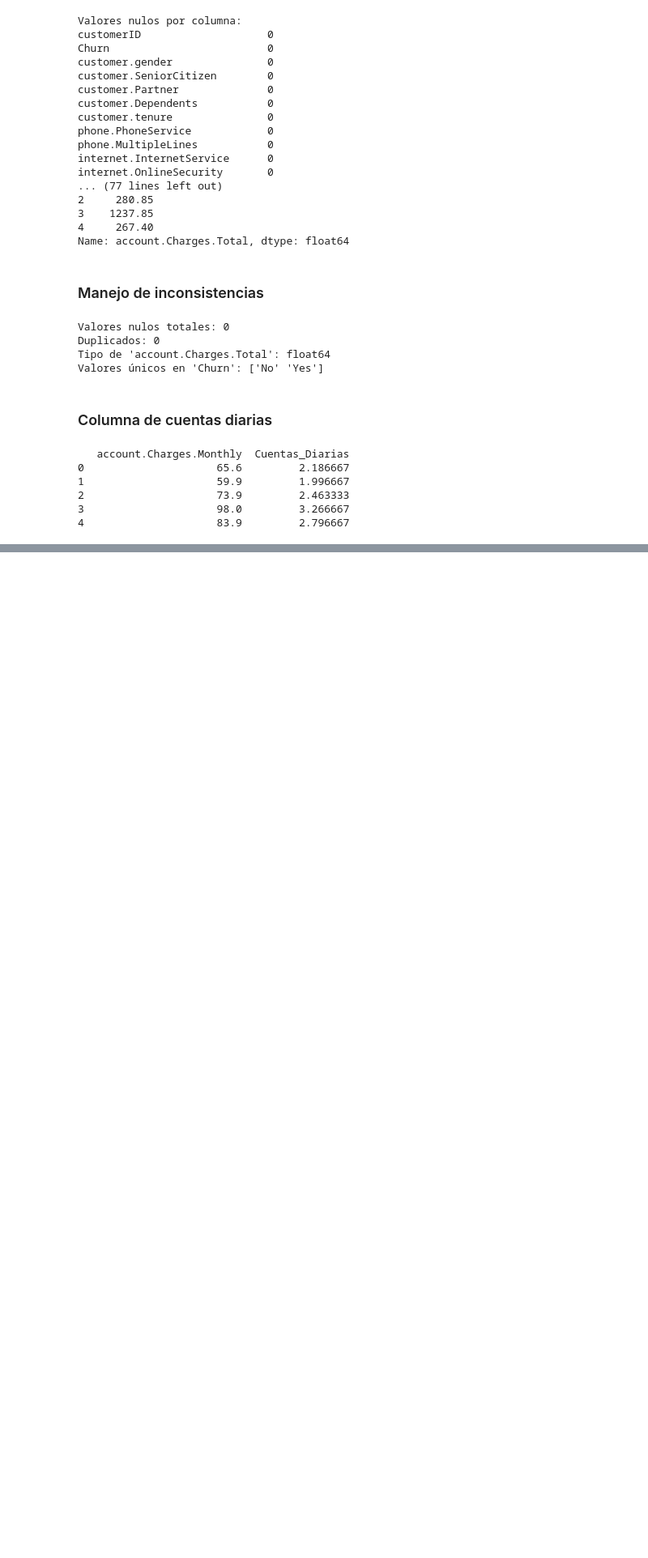
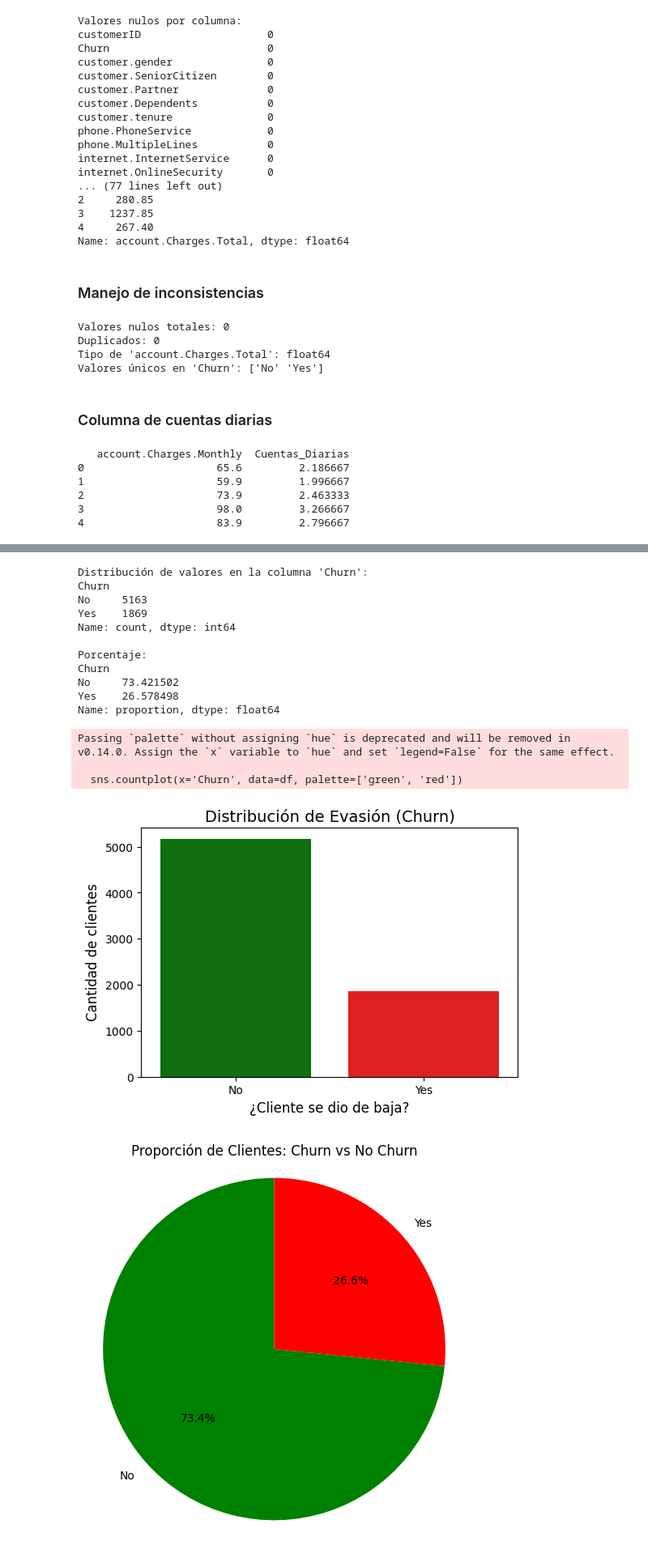
Before and after one commit to xsebasx3/TelecomX_LATAM, a Jupyter notebook: TelecomX_LATAM.ipynb, the cells around one changed output, grey strips where cells are left out. Shown: that part at 81% size. Drawn from its saved outputs; the diff is of its cells as text; code cells hidden in the pictures; blank space fills up the shorter version.

```diff
--- a/TelecomX_LATAM.ipynb
+++ b/TelecomX_LATAM.ipynb
@@ -268,0 +273,46 @@ print(df[['account.Charges.Monthly', 'Cuentas_Diarias']].head())
+# %%
+import seaborn as sns
+import matplotlib.pyplot as plt
+
+# Tabla resumen
+print("Distribución de valores en la columna 'Churn':")
+print(df['Churn'].value_counts())
+print("\nPorcentaje:")
+print(df['Churn'].value_counts(normalize=True) * 100)
+
+# Gráfico de barras (countplot) para distribución de evasión
+plt.figure(figsize=(6, 4))
+sns.countplot(x='Churn', data=df, palette=['green', 'red'])
+
+plt.title('Distribución de Evasión (Churn)', fontsize=14)
+plt.xlabel('¿Cliente se dio de baja?', fontsize=12)
+plt.ylabel('Cantidad de clientes', fontsize=12)
+plt.show()
+
+# Pie chart
+churn_counts = df['Churn'].value_counts()
+labels = churn_counts.index
+sizes = churn_counts.values
+
+plt.figure(figsize=(6, 6))
+plt.pie(sizes, labels=labels, autopct='%1.1f%%', colors=['green', 'red'], startangle=90)
+plt.title('Proporción de Clientes: Churn vs No Churn')
+plt.axis('equal')
+plt.show()
+# %% [output]
+Distribución de valores en la columna 'Churn':
+Churn
+No     5163
+Yes    1869
+Name: count, dtype: int64
+
+Porcentaje:
+Churn
+No     73.421502
+Yes    26.578498
+Name: proportion, dtype: float64
+Passing `palette` without assigning `hue` is deprecated and will be removed in v0.14.0. Assign the `x` variable to `hue` and set `legend=False` for the same effect.
+
+  sns.countplot(x='Churn', data=df, palette=['green', 'red'])
+[figure, added]
+[figure, added]
```
Also changed, not shown: parts of 7 cells of this notebook.
